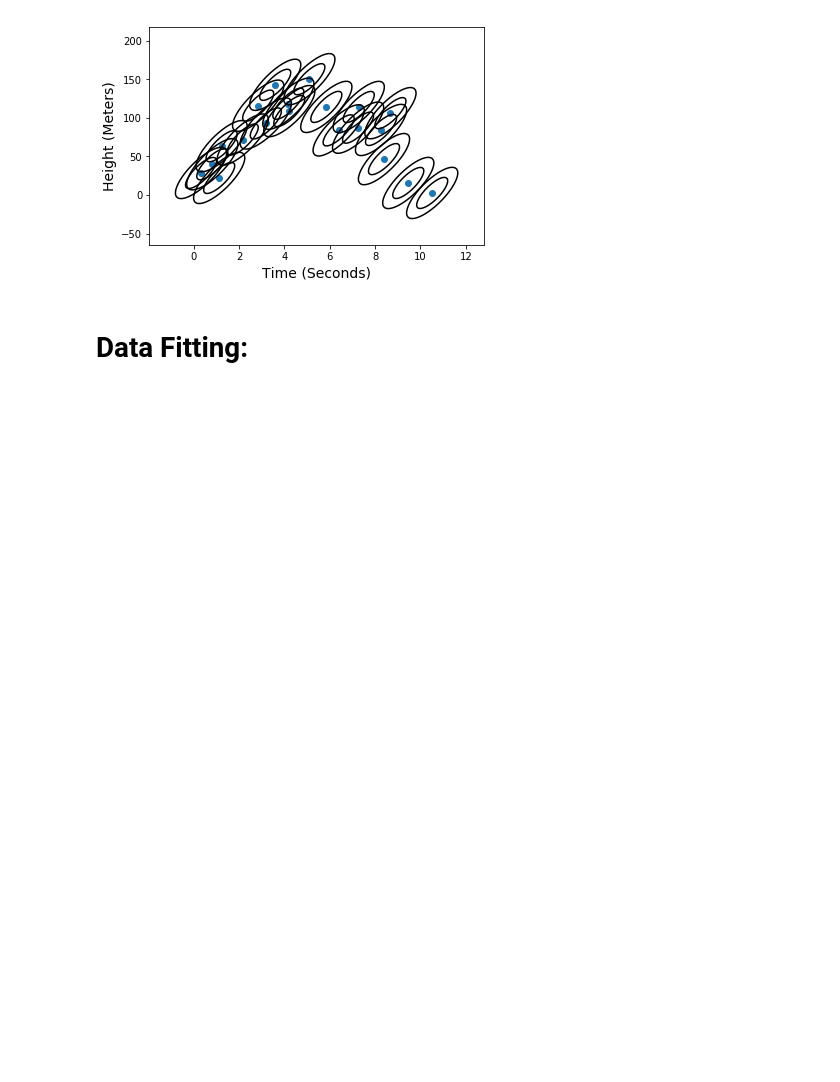
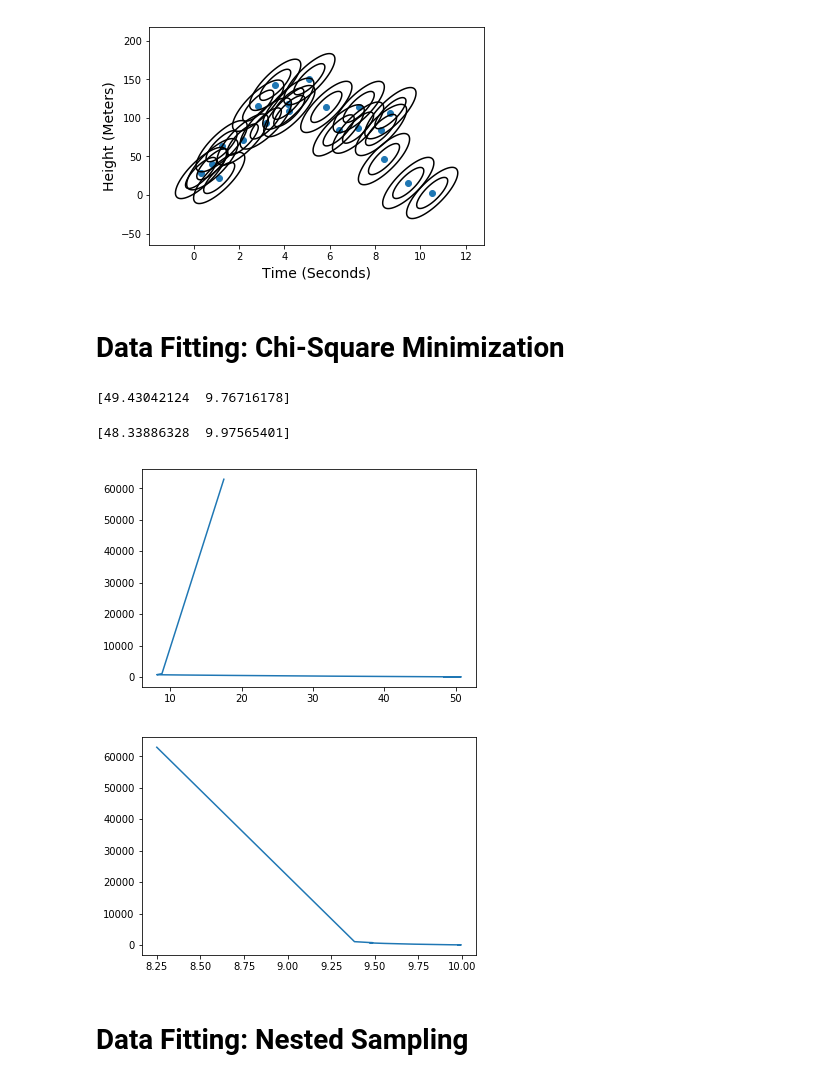
Before and after one commit to jpierel14/USC_PythonCourse_2019, a Jupyter notebook: Day_4/day_4_refactored.ipynb, the cells around one changed output. Drawn from its saved outputs; the diff is of its cells as text; code cells hidden in the pictures; blank space fills up the shorter version.

Commit message:
added chi-square failing test and do better with nest

```diff
--- a/Day_4/day_4_refactored.ipynb
+++ b/Day_4/day_4_refactored.ipynb
@@ -171,6 +171,75 @@ plt.ylabel('Height (Meters)',fontsize=14)
 plt.show()
 # %% [output]
 [figure]
+# %% [markdown]
+**Data Fitting: Chi-Square Minimization**
+===============================
+# %%
+#Let's try and fit the data with a simple chi-square minimization
+
+def chisquare(parameters,args):
+    #This function accepts a set of model parameters v and g
+        #and returns a chi square value, comparing with the
+        #times,observations,errors, and model provided in args
+    v,g=parameters
+    observed_times,observed_values,observed_errors,model_func=args
+    model_values=model_func(v,g,observed_times)
+    z = (observed_values - model_values) / observed_errors
+    chi2 = np.sum(z ** 2)
+    return(chi2)
+
+my_args=[my_data_1D['time'],my_data_1D['height'],my_data_1D['error'],my_model]
+result =  scipy.optimize.minimize(chisquare,[50,50],args=my_args,
+                                                  bounds=[(0,100),(0,100)])                                                  )
+print(result.x)
+# %% [output]
+[49.43042124  9.76716178]
+# %%
+#Now let's look at a drawback of the chi-square minimization.
+#    What if there are parameter degeneracies in the model,
+#    or some sort of local minimum in the chi-square?
+
+v_tries = []
+g_tries = []
+chi_tries=[]
+def callback(x):
+    v_tries.append(x[0])
+    g_tries.append(x[1])
+    chi_tries.append(chisquare(x,my_args))
+
+def chisquare(parameters,args):
+    #This function accepts a set of model parameters v and g
+        #and returns a chi square value, comparing with the
+        #times,observations,errors, and model provided in args
+    v,g=parameters
+    observed_times,observed_values,observed_errors,model_func=args
+    model_values=model_func(v,g,observed_times)
+    z = (observed_values - model_values) / observed_errors
+    chi2 = np.sum(z ** 2)
+    return(chi2)
+
+#This model has one of the parameters squared, so either -g or g will give
+#    the same result
+def my_bad_model(v,g,t):
+    return(v*t-.5*g**2*t**2)
+
+#Read in some data generated with this model. The parameters used were v=50,g=-10
+my_bad_data_1D=astropy.io.ascii.read("1D_Generated_Data_ChiProblem.astropydat")
+
+#Try and fit the data with this model, using new bounds
+my_args=[my_bad_data_1D['time'],my_bad_data_1D['height'],my_bad_data_1D['error'],my_bad_model]
+result =  scipy.optimize.minimize(chisquare,[50,5],args=my_args,
+                                                  bounds=[(-100,100),(-20,20)],
+                                                  callback=callback)
+print(result.x)
+plt.plot(v_tries,chi_tries)
+plt.show()
+plt.plot(g_tries,chi_tries)
+plt.show()
+# %% [output]
+[48.33886328  9.97565401]
+[figure, added]
+[figure, added]
 # %% [markdown]
-**Data Fitting:**
-==============
+**Data Fitting: Nested Sampling**
+=========================
```
Also changed, not shown: parts of 6 cells of this notebook, 1 other file.
